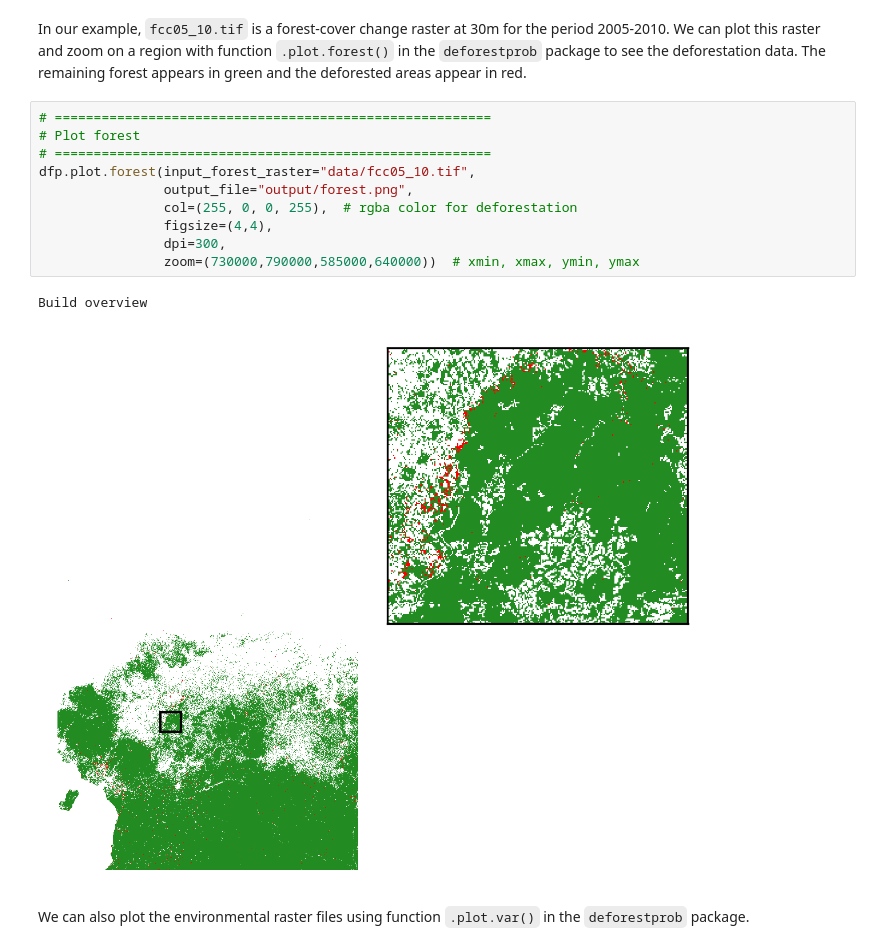
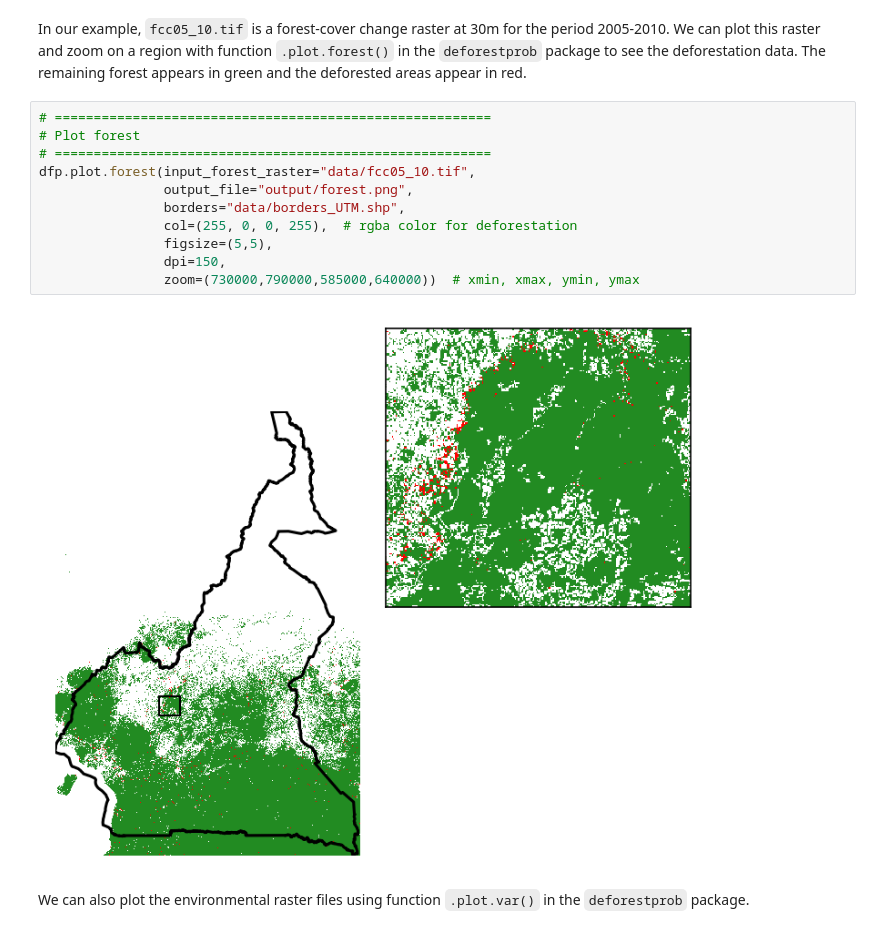
Before and after one commit to ghislainv/workshopReCaREDD, a Jupyter notebook: deforCameroon/notebook/notebook.ipynb, the cells around one changed output. Drawn from its saved outputs; the diff is of its cells as text.

```diff
--- a/deforCameroon/notebook/notebook.ipynb
+++ b/deforCameroon/notebook/notebook.ipynb
@@ -87,16 +92,16 @@ In our example, `fcc05_10.tif` is a forest-cover change raster at 30m for the pe
 # %%
 # ========================================================
 # Plot forest
 # ========================================================
 dfp.plot.forest(input_forest_raster="data/fcc05_10.tif",
                 output_file="output/forest.png",
+                borders="data/borders_UTM.shp",
                 col=(255, 0, 0, 255),  # rgba color for deforestation
-                figsize=(4,4),
-                dpi=300,
+                figsize=(5,5),
+                dpi=150,
                 zoom=(730000,790000,585000,640000))  # xmin, xmax, ymin, ymax
 # %% [output]
-Build overview
-[figure, old version]
+[figure, new version]
 # %% [markdown]
 We can also plot the environmental raster files using function `.plot.var()` in the `deforestprob` package.
 # %%
```
Also changed, not shown: parts of 7 cells of this notebook, 3 other files.
